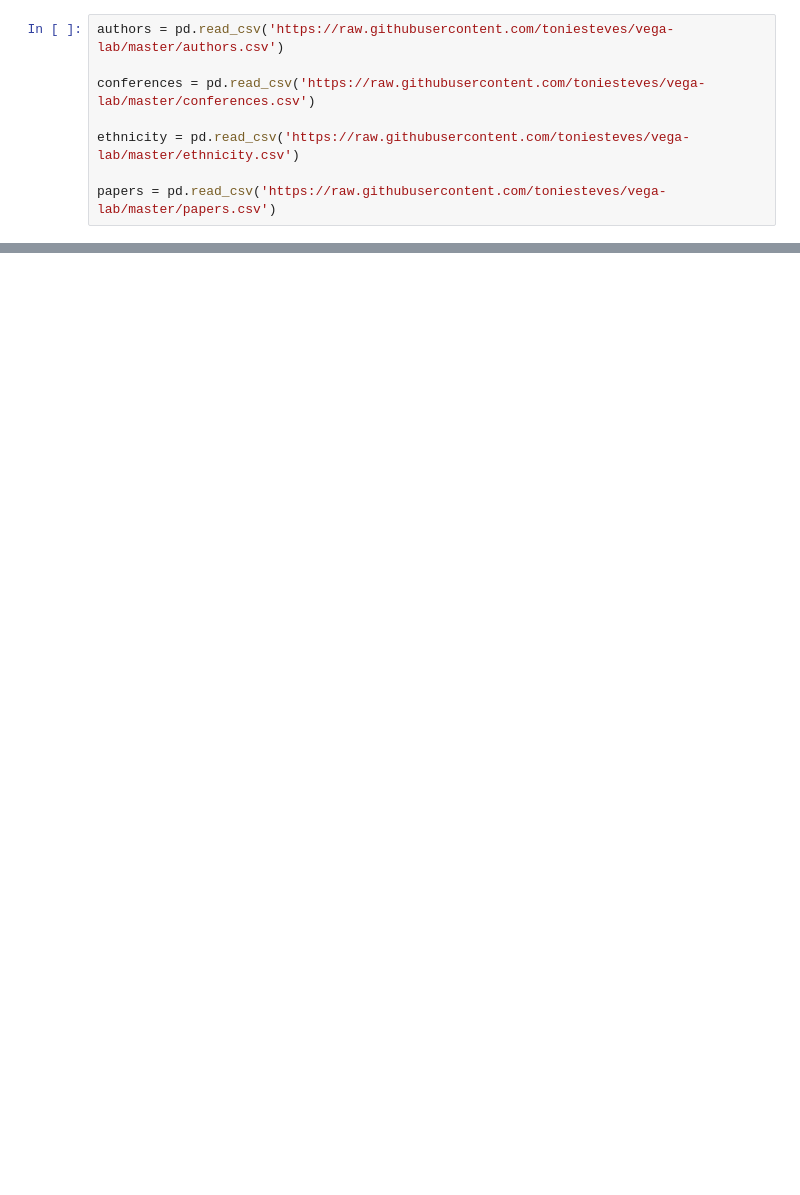
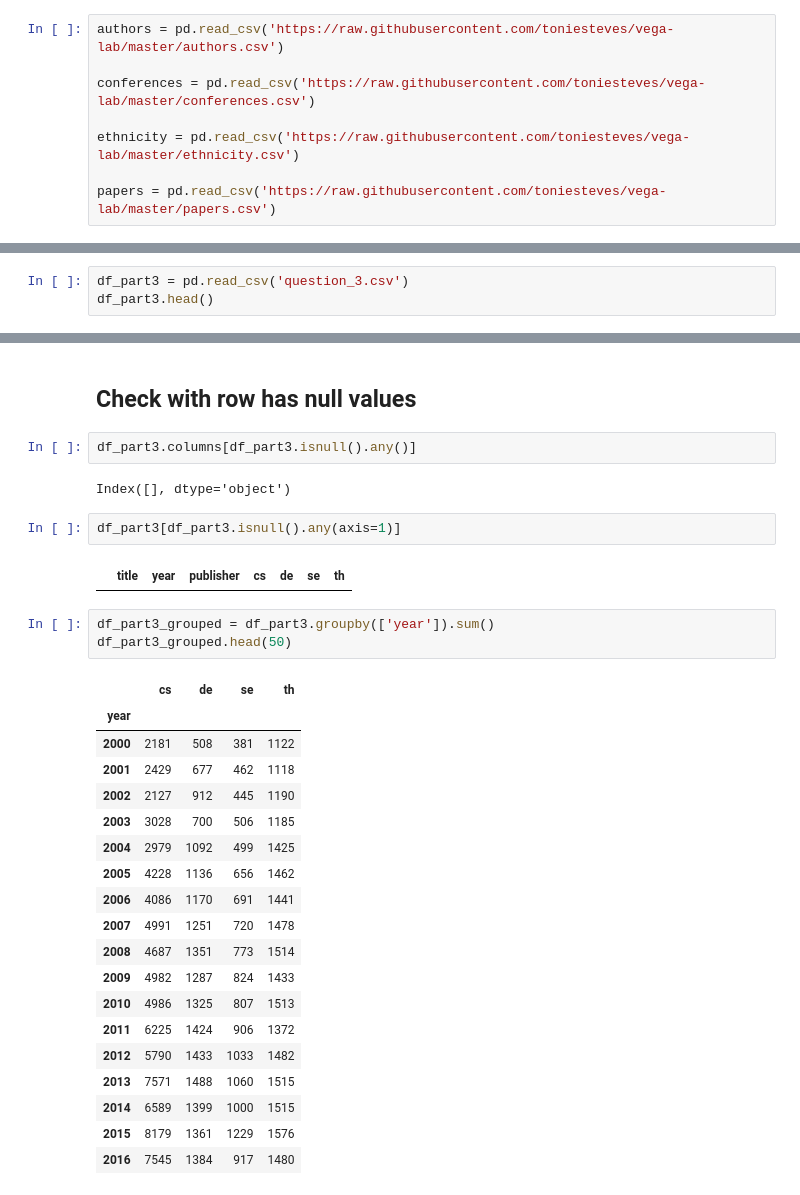
Before and after one commit to toniesteves/vega-lab, a Jupyter notebook: Lab_1,_parte_2_As_perguntas.ipynb, the cells around one changed output, grey strips where cells are left out. Cells and saved outputs as stored; diff of their text form; blank space fills up the shorter version.

```diff
--- a/Lab_1,_parte_2_As_perguntas.ipynb
+++ b/Lab_1,_parte_2_As_perguntas.ipynb
@@ -27,0 +34,3 @@ papers = pd.read_csv('https://raw.githubusercontent.com/toniesteves/vega-lab/mas
+# %%
+df_part3 = pd.read_csv('question_3.csv')
+df_part3.head()
@@ -27,0 +59,33 @@ papers = pd.read_csv('https://raw.githubusercontent.com/toniesteves/vega-lab/mas
+# %% [markdown]
+## Check with row has null values
+# %%
+df_part3.columns[df_part3.isnull().any()]
+# %% [output]
+Index([], dtype='object')
+# %%
+df_part3[df_part3.isnull().any(axis=1)]
+# %% [output]
+|  | title | year | publisher | cs | de | se | th |
+# %%
+df_part3_grouped = df_part3.groupby(['year']).sum()
+df_part3_grouped.head(50)
+# %% [output]
+|  | cs | de | se | th |
+| year |  |  |  |  |
+| 2000 | 2181 | 508 | 381 | 1122 |
+| 2001 | 2429 | 677 | 462 | 1118 |
+| 2002 | 2127 | 912 | 445 | 1190 |
+| 2003 | 3028 | 700 | 506 | 1185 |
+| 2004 | 2979 | 1092 | 499 | 1425 |
+| 2005 | 4228 | 1136 | 656 | 1462 |
+| 2006 | 4086 | 1170 | 691 | 1441 |
+| 2007 | 4991 | 1251 | 720 | 1478 |
+| 2008 | 4687 | 1351 | 773 | 1514 |
+| 2009 | 4982 | 1287 | 824 | 1433 |
+| 2010 | 4986 | 1325 | 807 | 1513 |
+| 2011 | 6225 | 1424 | 906 | 1372 |
+| 2012 | 5790 | 1433 | 1033 | 1482 |
+| 2013 | 7571 | 1488 | 1060 | 1515 |
+| 2014 | 6589 | 1399 | 1000 | 1515 |
+| 2015 | 8179 | 1361 | 1229 | 1576 |
+| 2016 | 7545 | 1384 | 917 | 1480 |
```
Also changed, not shown: parts of 61 cells of this notebook, 3 other files.
